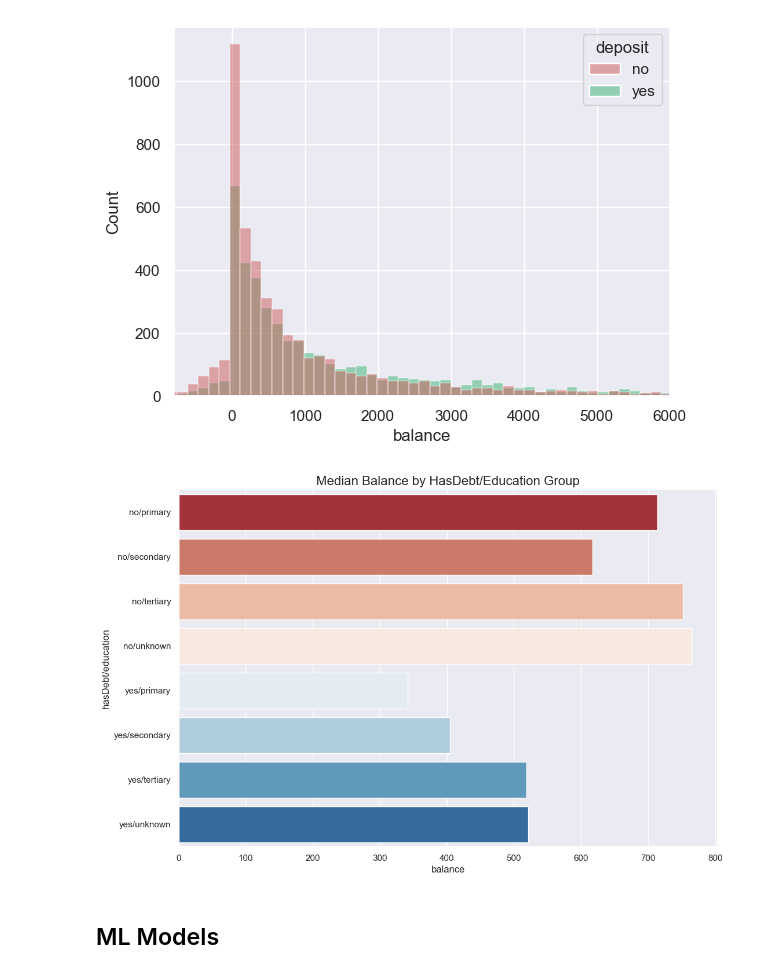
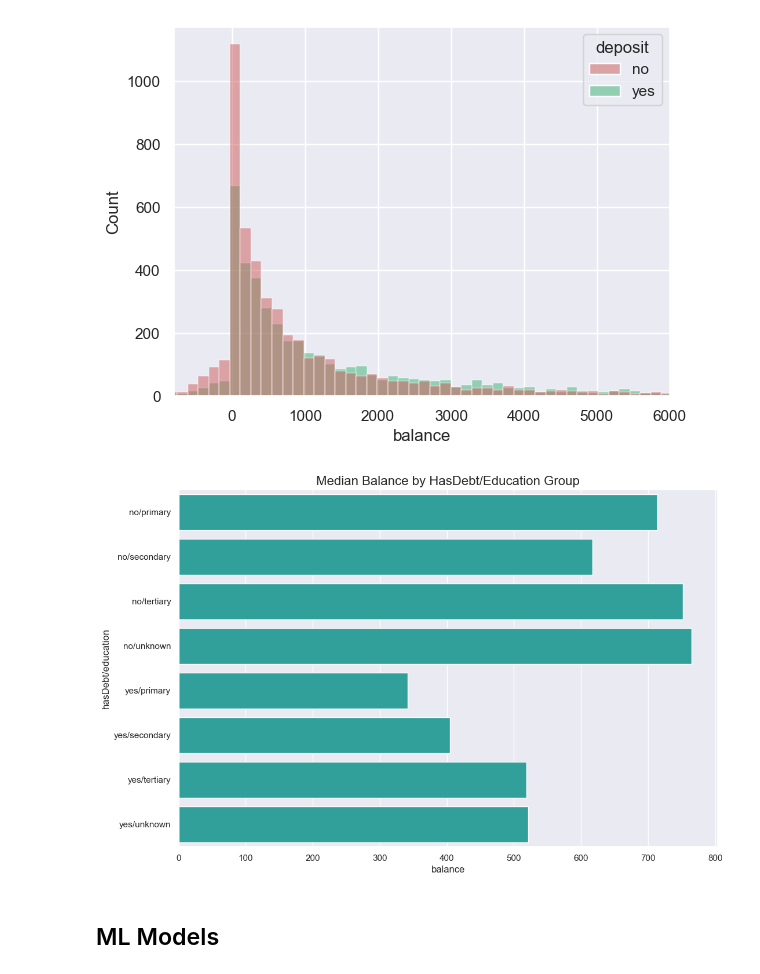
Before and after one commit to Wojw99/bank-deposit-prediction, a Jupyter notebook: bank_deposit_prediction.ipynb, the cells around one changed output. Cells and saved outputs as stored; diff of their text form; code cells hidden in the pictures.

```diff
--- a/bank_deposit_prediction.ipynb
+++ b/bank_deposit_prediction.ipynb
@@ -642,11 +638,11 @@ groups['hasDebt/education'] = x
 # %%
 fig = plt.figure(figsize=(12,8))
 sns.barplot(x="balance", y="hasDebt/education", data=groups,
-            label="Total", palette="RdBu")
+            label="Total", color="lightseagreen")
 plt.title('Median Balance by HasDebt/Education Group', fontsize=16)
 plt.show()
 # %% [output]
-[figure, old version]
+[figure, new version]
 # %% [markdown]
 ## ML Models
 # %% [markdown]
```
Also changed, not shown: parts of 12 cells of this notebook.
